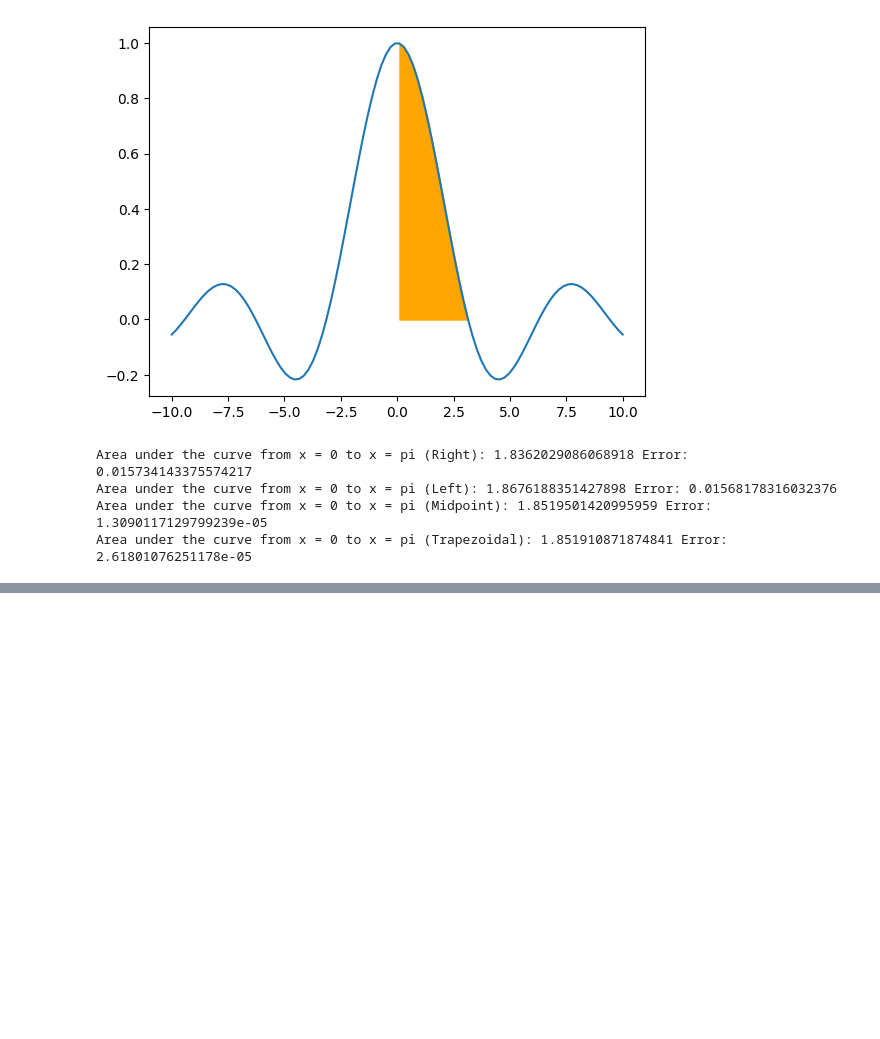
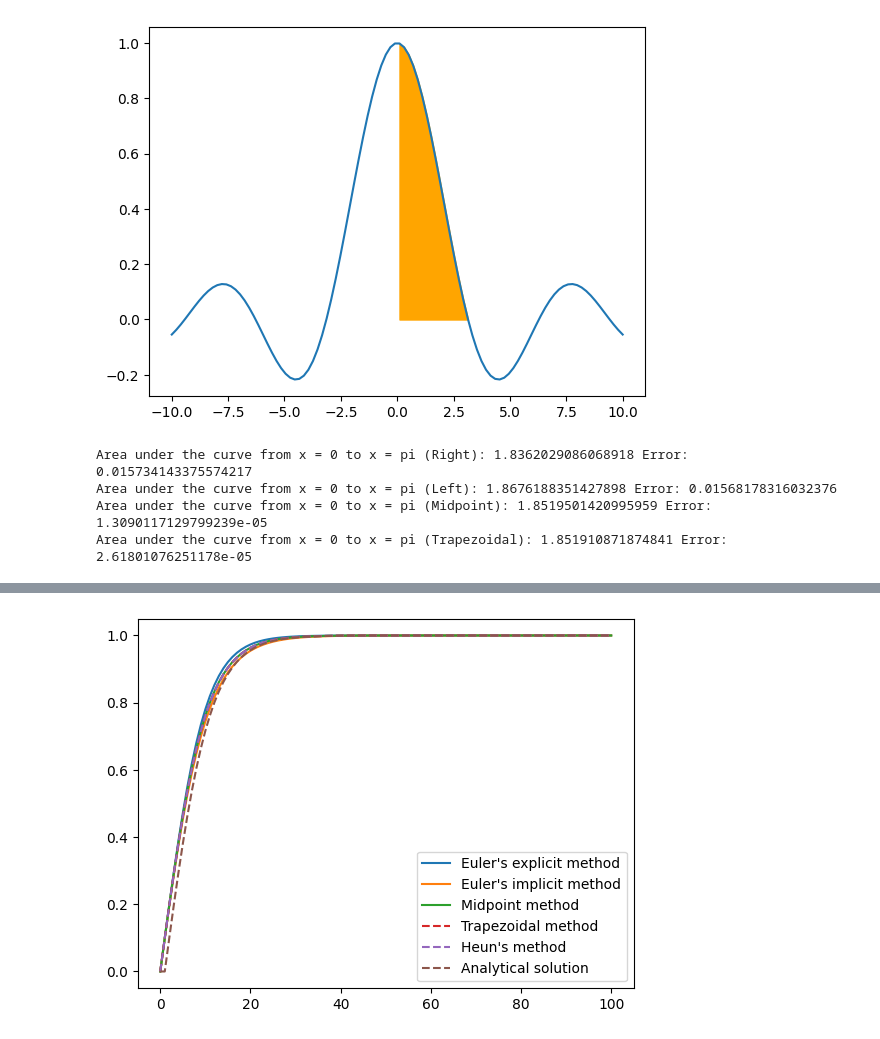
Before and after one commit to erikbohne/TMA4101_Mathematics1, a Jupyter notebook: 7_Integralet/integralet.ipynb, the cells around one changed output, grey strips where cells are left out. Drawn from its saved outputs; the diff is of its cells as text; code cells hidden in the pictures; blank space fills up the shorter version.

```diff
--- a/7_Integralet/integralet.ipynb
+++ b/7_Integralet/integralet.ipynb
@@ -136,0 +276,18 @@ Area under the curve from x = 0 to x = pi (Trapezoidal): 1.851910871874841 Error
+# %%
+# Plot the solutions for skydiving differential equation
+x = eulers_explicit_method(skydiving, 0, h, N)
+plt.plot(x, label="Euler's explicit method")
+x = eulers_implicit_method(skydiving, 0, h, N)
+plt.plot(x, label="Euler's implicit method")
+x = midpoint_method(skydiving, 0, h, N)
+plt.plot(x, label="Midpoint method")
+x = trapezoidal_method(skydiving, 0, h, N)
+plt.plot(x, label="Trapezoidal method", linestyle='--')
+x = heuns_method(skydiving, 0, h, N)
+plt.plot(x, label="Heun's method", linestyle='--')
+x = analytical_solution_skydiving(skydiving, 0, h, N)
+plt.plot(x, label="Analytical solution", linestyle='--')
+plt.legend()
+plt.show()
+# %% [output]
+[figure, added]
```
Also changed, not shown: parts of 15 cells of this notebook.
